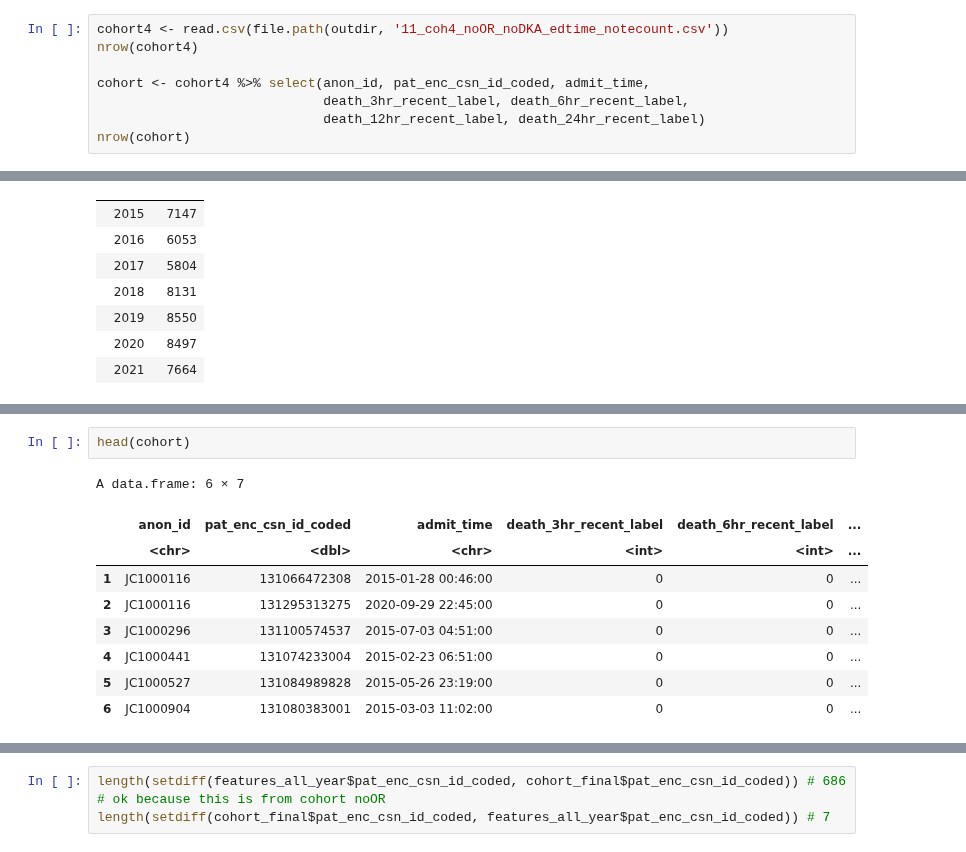
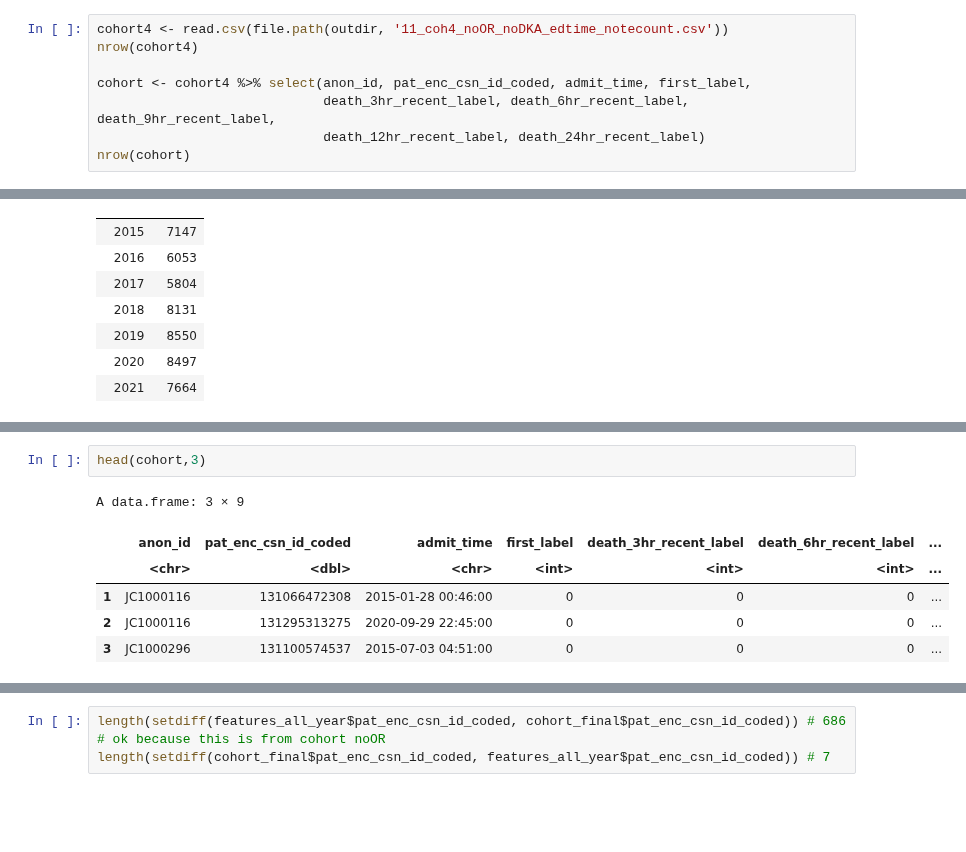
Before and after one commit to Minh084/TDA, a Jupyter notebook: shc2021/14_featurizedvalues_ordercounts_R.ipynb, the cells around one changed output, grey strips where cells are left out. Cells and saved outputs as stored; diff of their text form; blank space fills up the shorter version.

```diff
--- a/shc2021/14_featurizedvalues_ordercounts_R.ipynb
+++ b/shc2021/14_featurizedvalues_ordercounts_R.ipynb
@@ -56,8 +38,8 @@ outdir = "../../OutputTD/shc2021"
 cohort4 <- read.csv(file.path(outdir, '11_coh4_noOR_noDKA_edtime_notecount.csv'))
 nrow(cohort4)
 
-cohort <- cohort4 %>% select(anon_id, pat_enc_csn_id_coded, admit_time,
-                             death_3hr_recent_label, death_6hr_recent_label,
+cohort <- cohort4 %>% select(anon_id, pat_enc_csn_id_coded, admit_time, first_label,
+                             death_3hr_recent_label, death_6hr_recent_label, death_9hr_recent_label,
                              death_12hr_recent_label, death_24hr_recent_label)
 nrow(cohort)
 # %% [output]
@@ -508,17 +486,14 @@ length(setdiff(cohort$pat_enc_csn_id_coded, features_all$pat_enc_csn_id_coded))
 [1] 0
 [1] 1
 # %%
-head(cohort)
+head(cohort,3)
 # %% [output]
-A data.frame: 6 × 7
+A data.frame: 3 × 9
-|  | anon_id | pat_enc_csn_id_coded | admit_time | death_3hr_recent_label | death_6hr_recent_label | ... |
-|  | <chr> | <dbl> | <chr> | <int> | <int> | ... |
-| 1 | JC1000116 | 131066472308 | 2015-01-28 00:46:00 | 0 | 0 | ... |
-| 2 | JC1000116 | 131295313275 | 2020-09-29 22:45:00 | 0 | 0 | ... |
-| 3 | JC1000296 | 131100574537 | 2015-07-03 04:51:00 | 0 | 0 | ... |
-| 4 | JC1000441 | 131074233004 | 2015-02-23 06:51:00 | 0 | 0 | ... |
-| 5 | JC1000527 | 131084989828 | 2015-05-26 23:19:00 | 0 | 0 | ... |
-| 6 | JC1000904 | 131080383001 | 2015-03-03 11:02:00 | 0 | 0 | ... |
+|  | anon_id | pat_enc_csn_id_coded | admit_time | first_label | death_3hr_recent_label | death_6hr_recent_label | ... |
+|  | <chr> | <dbl> | <chr> | <int> | <int> | <int> | ... |
+| 1 | JC1000116 | 131066472308 | 2015-01-28 00:46:00 | 0 | 0 | 0 | ... |
+| 2 | JC1000116 | 131295313275 | 2020-09-29 22:45:00 | 0 | 0 | 0 | ... |
+| 3 | JC1000296 | 131100574537 | 2015-07-03 04:51:00 | 0 | 0 | 0 | ... |
 # %%
 head(features_all_year, 1)
 # %% [output]
```
Also changed, not shown: parts of 21 cells of this notebook, 15 other files.
